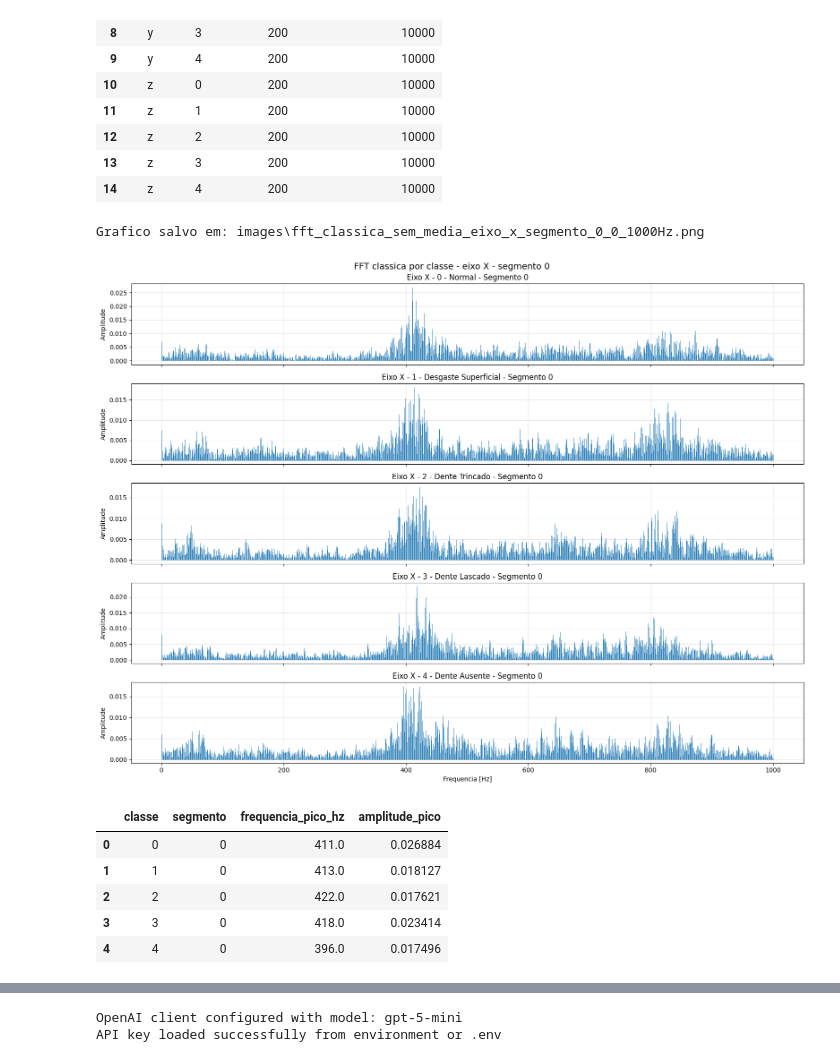
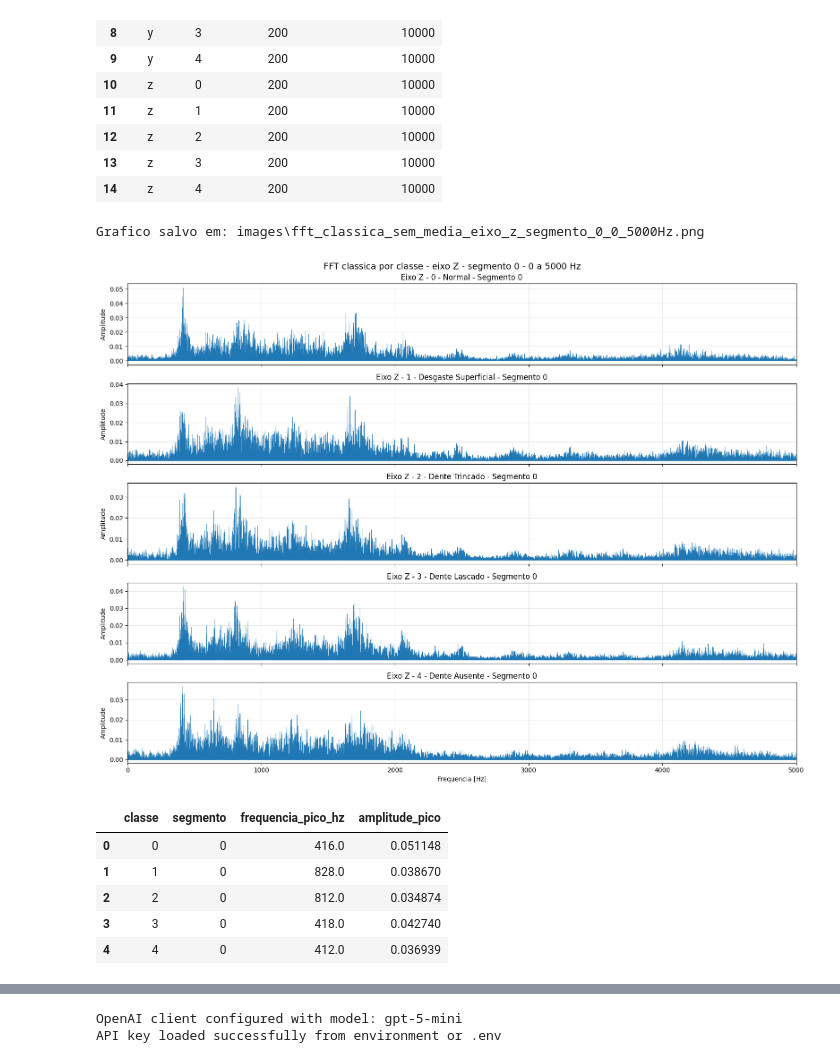
Before and after one commit to MateusZanco/predictive_maintenance_fft_ml_xai_llm, a Jupyter notebook: predictive_maintenance_fft_ml_xai_llm.ipynb, the cells around one changed output, grey strips where cells are left out. Saved outputs shown, nothing was run; the diff lists cells and outputs as text; code cells hidden in the pictures.

```diff
--- a/predictive_maintenance_fft_ml_xai_llm.ipynb
+++ b/predictive_maintenance_fft_ml_xai_llm.ipynb
@@ -343,9 +343,10 @@ def FFT_multicanal(df, time_col='Tempo', value_cols=None,
 
     return resultados_df
 # %%
-eixo_fft_plot = "x"
+eixo_fft_plot = "z"
 segmento_fft_plot = 0
-frequencia_max_hz = 1000
+frequencia_min_hz = 0
+frequencia_max_hz = 5000
 cor_fft = "tab:blue"
 
 tempo_intervalo = np.arange(amostras_por_intervalo) / fs
@@ -380,48 +381,52 @@ for classe, segmentos_classe in enumerate(segmentos_classes_eixo[eixo_fft_plot])
     fft_classe = fft_classe.rename(columns={"Amplitude_Segmento": "Amplitude_para_plot"})
     fft_por_classe[classe] = fft_classe[["Frequencia", "Amplitude_para_plot"]].copy()
 
-    indice_pico = fft_classe["Amplitude_para_plot"].idxmax()
+    mascara_faixa = (fft_classe["Frequencia"] >= frequencia_min_hz) & (fft_classe["Frequencia"] <= frequencia_max_hz)
+    fft_faixa = fft_classe.loc[mascara_faixa].copy()
+
+    indice_pico = fft_faixa["Amplitude_para_plot"].idxmax()
     picos_fft_segmento.append({
         "classe": classe,
         "segmento": segmento_fft_plot,
         "frequencia_pico_hz": fft_classe.loc[indice_pico, "Frequencia"],
         "amplitude_pico": fft_classe.loc[indice_pico, "Amplitude_para_plot"],
     })
 
 fig, axes = plt.subplots(5, 1, figsize=(16, 12), sharex=True)
 
 for classe, ax in enumerate(axes):
     fft_classe = fft_por_classe[classe]
-    mascara_freq = fft_classe["Frequencia"] <= frequencia_max_hz
+    mascara_freq = (fft_classe["Frequencia"] >= frequencia_min_hz) & (fft_classe["Frequencia"] <= frequencia_max_hz)
     frequencias_plot = fft_classe.loc[mascara_freq, "Frequencia"].to_numpy()
     amplitudes_plot = fft_classe.loc[mascara_freq, "Amplitude_para_plot"].to_numpy()
 
     marcador, hastes, base = ax.stem(frequencias_plot, amplitudes_plot, linefmt=cor_fft, markerfmt=" ", basefmt=" ")
     plt.setp(hastes, linewidth=0.8, alpha=0.9)
     ax.set_title(f"Eixo {eixo_fft_plot.upper()} - {rotulo_classe(classe)} - Segmento {segmento_fft_plot}")
     ax.set_ylabel("Amplitude")
+    ax.set_xlim(frequencia_min_hz, frequencia_max_hz)
     ax.grid(alpha=0.3)
 
 axes[-1].set_xlabel("Frequencia [Hz]")
-fig.suptitle(f"FFT classica por classe - eixo {eixo_fft_plot.upper()} - segmento {segmento_fft_plot}", fontsize=14)
+fig.suptitle(f"FFT classica por classe - eixo {eixo_fft_plot.upper()} - segmento {segmento_fft_plot} - {frequencia_min_hz} a {frequencia_max_hz} Hz", fontsize=14)
 
 pasta_imagens = Path("images")
 pasta_imagens.mkdir(exist_ok=True)
-caminho_imagem_fft = pasta_imagens / f"fft_classica_sem_media_eixo_{eixo_fft_plot}_segmento_{segmento_fft_plot}_0_{int(frequencia_max_hz)}Hz.png"
+caminho_imagem_fft = pasta_imagens / f"fft_classica_sem_media_eixo_{eixo_fft_plot}_segmento_{segmento_fft_plot}_{int(frequencia_min_hz)}_{int(frequencia_max_hz)}Hz.png"
 fig.savefig(caminho_imagem_fft, dpi=300, bbox_inches="tight")
 print(f"Grafico salvo em: {caminho_imagem_fft}")
 
 plt.tight_layout()
 plt.show()
 
 picos_fft_segmento = pd.DataFrame(picos_fft_segmento)
 picos_fft_segmento
 # %% [output]
-Grafico salvo em: images\fft_classica_sem_media_eixo_x_segmento_0_0_1000Hz.png
+Grafico salvo em: images\fft_classica_sem_media_eixo_z_segmento_0_0_5000Hz.png
-[figure, old version]
+[figure, new version]
 |  | classe | segmento | frequencia_pico_hz | amplitude_pico |
-| 0 | 0 | 0 | 411.0 | 0.026884 |
-| 1 | 1 | 0 | 413.0 | 0.018127 |
-| 2 | 2 | 0 | 422.0 | 0.017621 |
-| 3 | 3 | 0 | 418.0 | 0.023414 |
-| 4 | 4 | 0 | 396.0 | 0.017496 |
+| 0 | 0 | 0 | 416.0 | 0.051148 |
+| 1 | 1 | 0 | 828.0 | 0.038670 |
+| 2 | 2 | 0 | 812.0 | 0.034874 |
+| 3 | 3 | 0 | 418.0 | 0.042740 |
+| 4 | 4 | 0 | 412.0 | 0.036939 |
```
Also changed, not shown: parts of 19 cells of this notebook.
